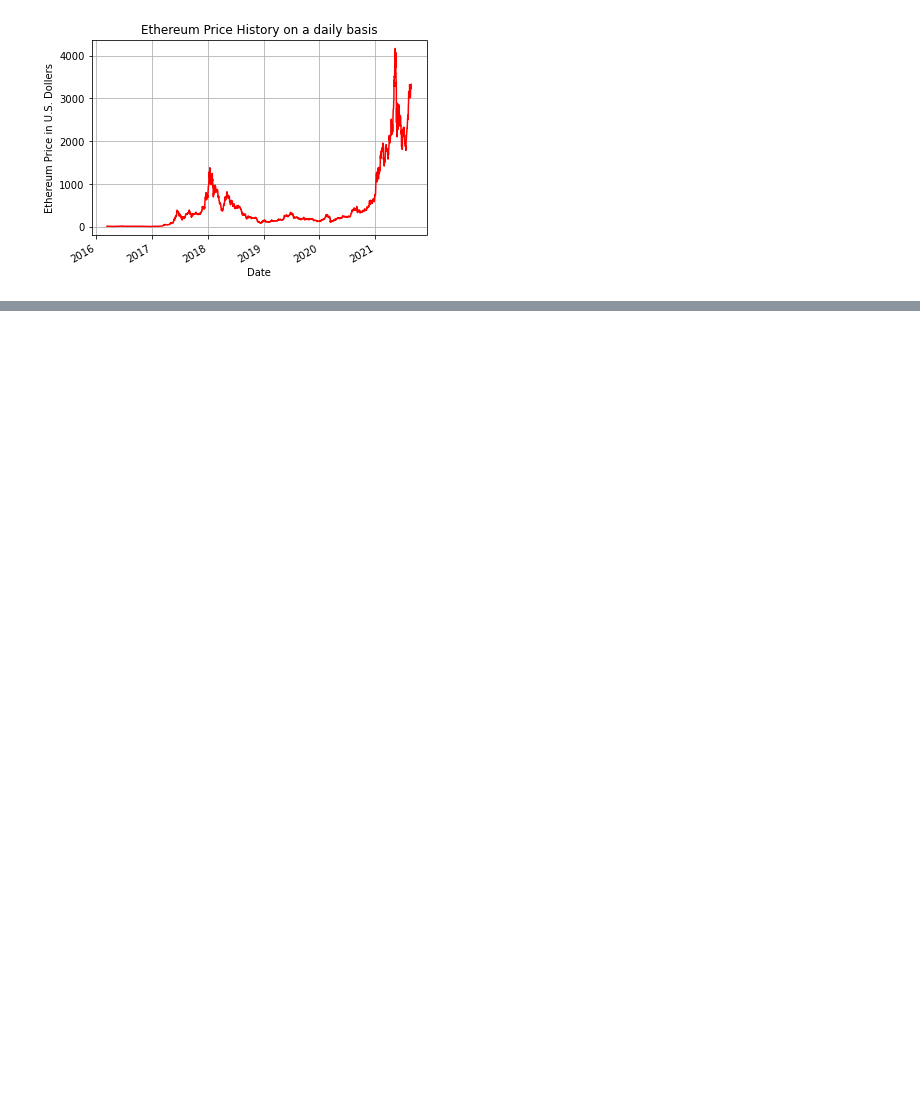
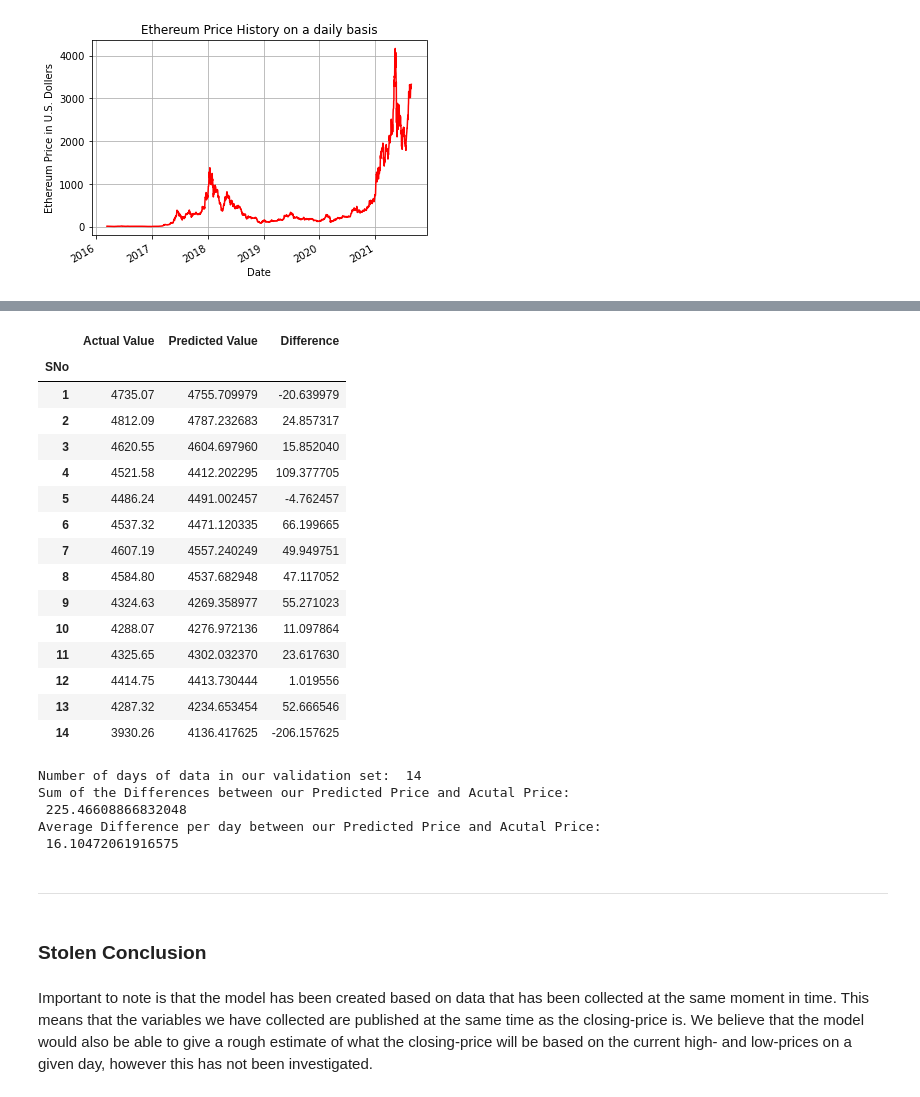
Before and after one commit to Ciaran-Carroll/college, a Jupyter notebook: Multiple Linear Regression with Ethereum Stock Price.ipynb, the cells around one changed output, grey strips where cells are left out. Saved outputs shown, nothing was run; the diff lists cells and outputs as text; code cells hidden in the pictures; blank space fills up the shorter version.

```diff
--- a/Multiple Linear Regression with Ethereum Stock Price.ipynb
+++ b/Multiple Linear Regression with Ethereum Stock Price.ipynb
@@ -54,0 +286,56 @@ plt.show()
+# %%
+validating_model = pd.DataFrame(validation_set[['High', 'Low', 'Open']])
+#tested_model.head()
+#print(tested_model)
+
+#test_model =
+
+valid_Y = regressor.predict(validating_model)
+
+valid_actual_Y = validation_set['Price']
+
+#print('predict_y')
+#print(predict_y)
+
+
+answer = pd.DataFrame({'Actual Price' :valid_actual_Y, 'Predicted Price' :valid_Y, 'Difference' :valid_actual_Y-valid_Y })
+
+answer
+# %% [output]
+|  | Actual Value | Predicted Value | Difference |
+| SNo |  |  |  |
+| 1 | 4735.07 | 4755.709979 | -20.639979 |
+| 2 | 4812.09 | 4787.232683 | 24.857317 |
+| 3 | 4620.55 | 4604.697960 | 15.852040 |
+| 4 | 4521.58 | 4412.202295 | 109.377705 |
+| 5 | 4486.24 | 4491.002457 | -4.762457 |
+| 6 | 4537.32 | 4471.120335 | 66.199665 |
+| 7 | 4607.19 | 4557.240249 | 49.949751 |
+| 8 | 4584.80 | 4537.682948 | 47.117052 |
+| 9 | 4324.63 | 4269.358977 | 55.271023 |
+| 10 | 4288.07 | 4276.972136 | 11.097864 |
+| 11 | 4325.65 | 4302.032370 | 23.617630 |
+| 12 | 4414.75 | 4413.730444 | 1.019556 |
+| 13 | 4287.32 | 4234.653454 | 52.666546 |
+| 14 | 3930.26 | 4136.417625 | -206.157625 |
+# %%
+print('Number of days of data in our validation set: ', len(validating_model['High']))
+
+
+print('Sum of the Differences between our Predicted Price and Acutal Price: \n', sum(answer['Difference']))
+
+avg_diff = sum(answer['Difference']) / len(answer['Difference'])
+
+print('Average Difference per day between our Predicted Price and Acutal Price: \n', avg_diff)
+# %% [output]
+Number of days of data in our validation set:  14
+Sum of the Differences between our Predicted Price and Acutal Price:
+ 225.46608866832048
+Average Difference per day between our Predicted Price and Acutal Price:
+ 16.10472061916575
+# %% [markdown]
+---------------------------------------------------------------------
+# %% [markdown]
+### Stolen Conclusion
+# %% [markdown]
+Important to note is that the model has been created based on data that has been collected at the same moment in time. This means that the variables we have collected are published at the same time as the closing-price is. We believe that the model would also be able to give a rough estimate of what the closing-price will be based on the current high- and low-prices on a given day, however this has not been investigated.
```
Also changed, not shown: parts of 27 cells of this notebook.
